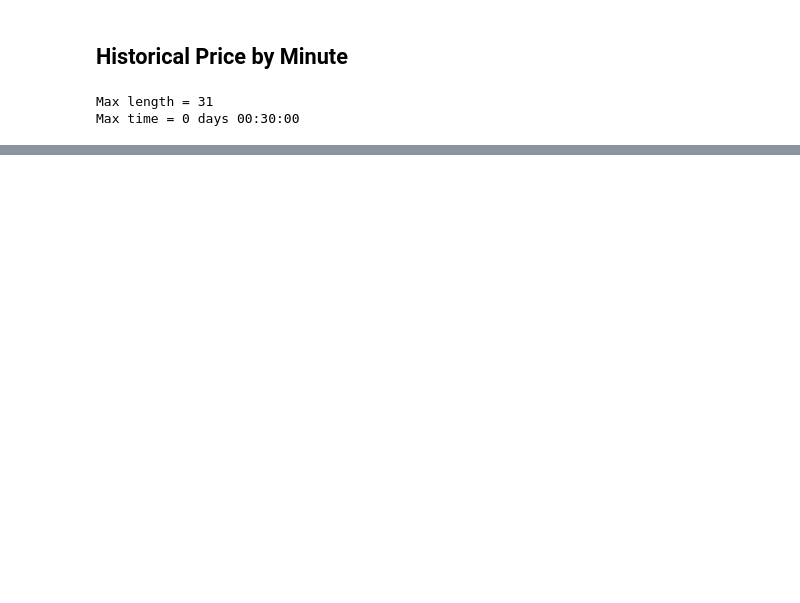
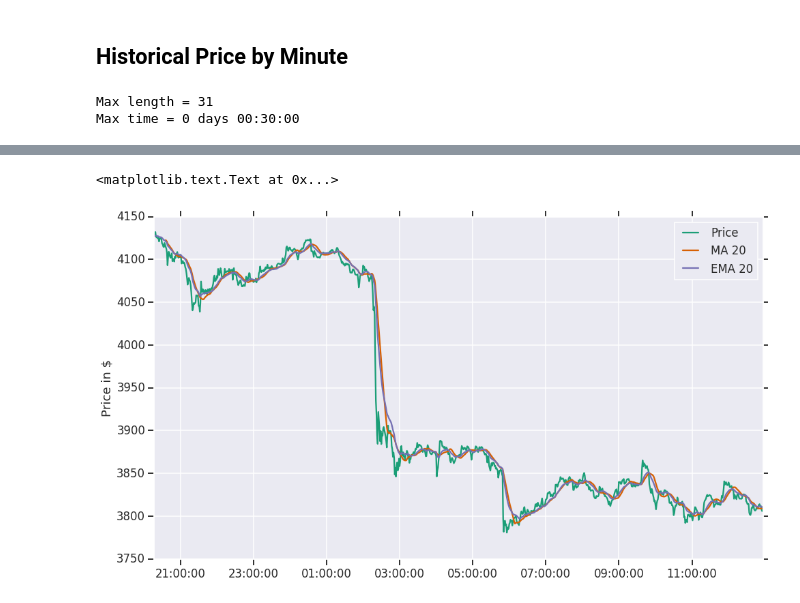
Before and after one commit to ostapkharysh/CryptoTradingBot, a Jupyter notebook: CryptoDataMiner.ipynb, the cells around one changed output, grey strips where cells are left out. Cells and saved outputs as stored; diff of their text form; code cells hidden in the pictures; blank space fills up the shorter version.

```diff
--- a/CryptoDataMiner.ipynb
+++ b/CryptoDataMiner.ipynb
@@ -76,0 +131,13 @@ plt.show()
+# %%
+ema_short = df.ewm(span=20, adjust=False).mean()
+# %%
+fig, ax = plt.subplots(figsize=(16,9))
+
+ax.plot(date_df.timestamp, df.close, label='Price')
+ax.plot(date_df.timestamp, short_rolling, label= 'MA 20')
+ax.plot(date_df.timestamp, ema_short, label = 'EMA 20')
+ax.legend(loc='best')
+ax.set_ylabel('Price in $')
+# %% [output]
+<matplotlib.text.Text at 0x...>
+[figure, added]
```
Also changed, not shown: parts of 23 cells of this notebook, 1 other file.
